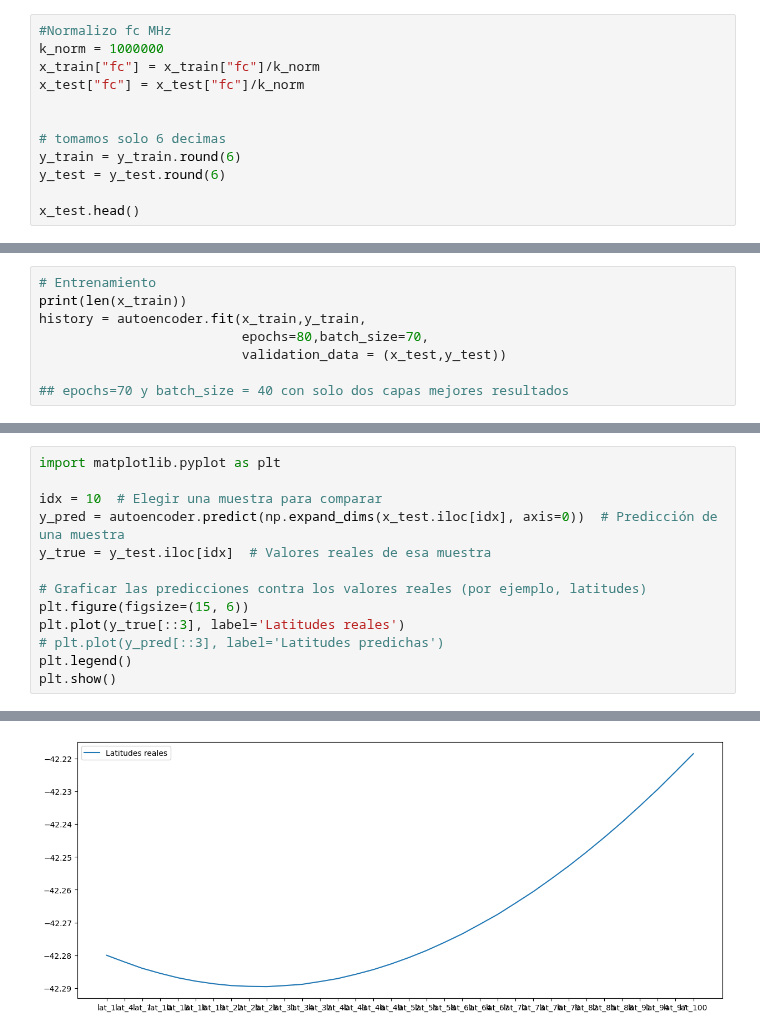
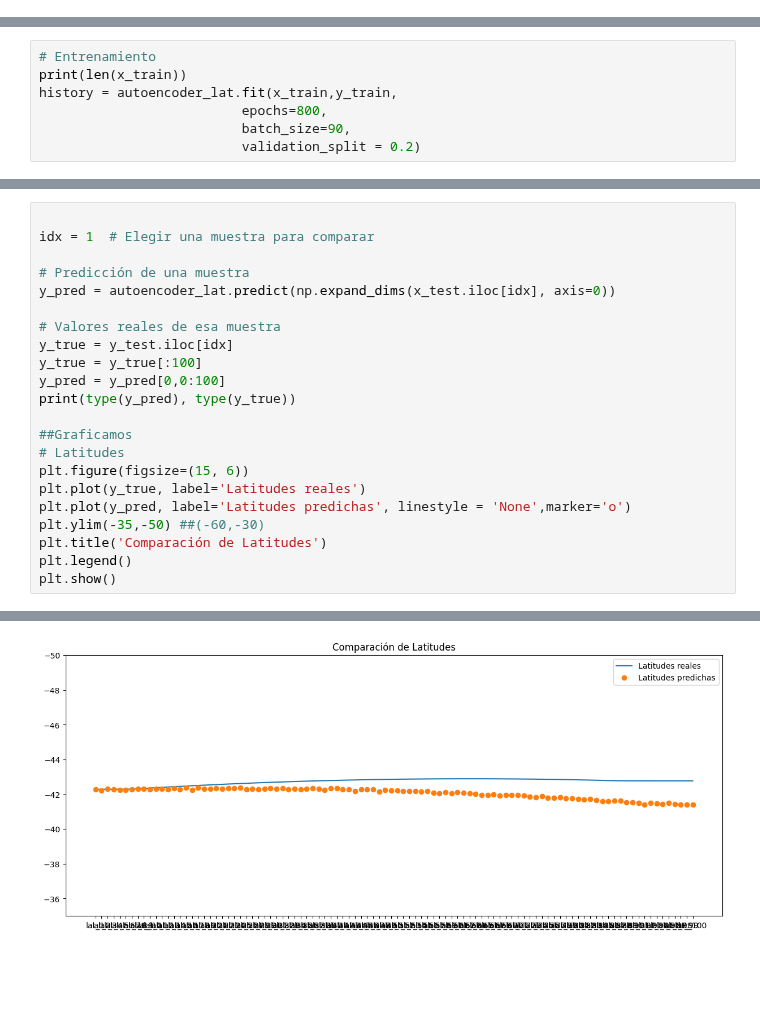
Before and after one commit to ValeFernando840/Ray-Tracing, a Jupyter notebook: Entrenamiento_Latitudes.ipynb, the cells around one changed output, grey strips where cells are left out. Drawn from its saved outputs; the diff is of its cells as text; blank space fills up the shorter version.

Commit message:
se agregaron modelos de prediccion para la latitud

```diff
--- a/Entrenamiento_Latitudes.ipynb
+++ b/Entrenamiento_Latitudes.ipynb
@@ -40,12 +24,0 @@ x_train,x_test,y_train,y_test = train_test_split(X,Y,test_size=0.2,random_state=
-# %%
-#Normalizo fc MHz
-k_norm = 1000000
-x_train["fc"] = x_train["fc"]/k_norm
-x_test["fc"] = x_test["fc"]/k_norm
-
-
-# tomamos solo 6 decimas
-y_train = y_train.round(6)
-y_test = y_test.round(6)
-
-x_test.head()
@@ -89,10 +64,9 @@ Model: "functional_12"
 # %%
 # Entrenamiento
 print(len(x_train))
-history = autoencoder.fit(x_train,y_train,
-                          epochs=80,batch_size=70,
-                          validation_data = (x_test,y_test))
-
-## epochs=70 y batch_size = 40 con solo dos capas mejores resultados
+history = autoencoder_lat.fit(x_train,y_train,
+                          epochs=800,
+                          batch_size=90,
+                          validation_split = 0.2)
 # %% [output]
 4104
@@ -152,14 +125,23 @@ print(predicciones)  # Muestra los primeros 100 puntos predichos
 # %%
-import matplotlib.pyplot as plt
 
-idx = 10  # Elegir una muestra para comparar
-y_pred = autoencoder.predict(np.expand_dims(x_test.iloc[idx], axis=0))  # Predicción de una muestra
-y_true = y_test.iloc[idx]  # Valores reales de esa muestra
+idx = 1  # Elegir una muestra para comparar
 
-# Graficar las predicciones contra los valores reales (por ejemplo, latitudes)
+# Predicción de una muestra
+y_pred = autoencoder_lat.predict(np.expand_dims(x_test.iloc[idx], axis=0))
+
+# Valores reales de esa muestra
+y_true = y_test.iloc[idx]
+y_true = y_true[:100]
+y_pred = y_pred[0,0:100]
+print(type(y_pred), type(y_true))
+
+##Graficamos
+# Latitudes
 plt.figure(figsize=(15, 6))
-plt.plot(y_true[::3], label='Latitudes reales')
-# plt.plot(y_pred[::3], label='Latitudes predichas')
+plt.plot(y_true, label='Latitudes reales')
+plt.plot(y_pred, label='Latitudes predichas', linestyle = 'None',marker='o')
+plt.ylim(-35,-50) ##(-60,-30)
+plt.title('Comparación de Latitudes')
 plt.legend()
 plt.show()
 # %% [output]
@@ -167 +150 @@ plt.show()
-[figure, old version]
+[figure, new version]
```
Also changed, not shown: parts of 15 cells of this notebook, 5 other files.
